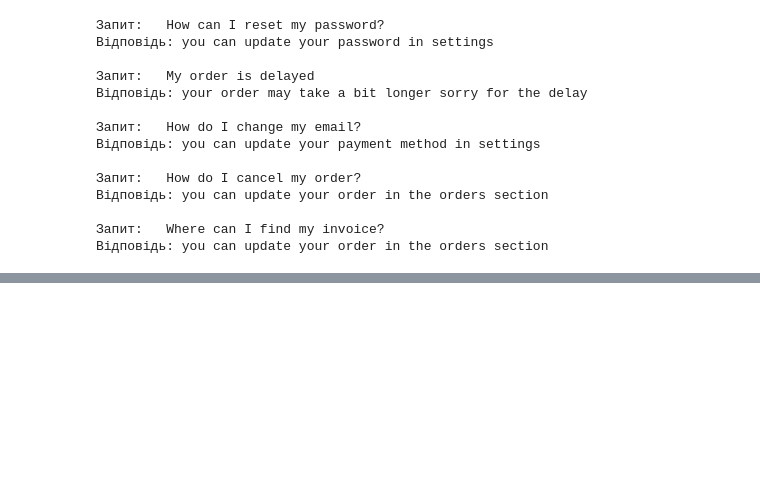
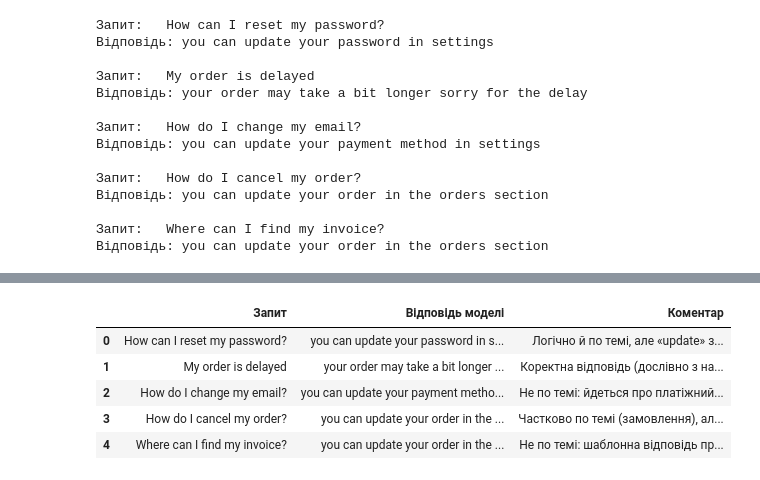
Before and after one commit to nikalyndaa/ML-and-AI, a Jupyter notebook: LSTM/Seq2Seq.ipynb, the cells around one changed output, grey strips where cells are left out. Drawn from its saved outputs; the diff is of its cells as text; code cells hidden in the pictures; blank space fills up the shorter version.

```diff
--- a/LSTM/Seq2Seq.ipynb
+++ b/LSTM/Seq2Seq.ipynb
@@ -216,3 +216,23 @@ eval_df
 | 2 | How do I change my email? | you can update your payment metho... | 8 | 0 |
 | 3 | How do I cancel my order? | you can update your order in the ... | 9 | 1 |
 | 4 | Where can I find my invoice? | you can update your order in the ... | 9 | 1 |
+# %%
+observations = pd.DataFrame({
+    "Запит": test_queries,
+    "Відповідь моделі": [a for _, a in results],
+    "Коментар": [
+        "Логічно й по темі, але «update» замість «reset»",
+        "Коректна відповідь (дослівно з навчального корпусу)",
+        "Не по темі: йдеться про платіжний метод, а не про email",
+        "Частково по темі (замовлення), але «update» замість «cancel»",
+        "Не по темі: шаблонна відповідь про замовлення замість рахунку-фактури",
+    ],
+})
+observations
+# %% [output]
+|  | Запит | Відповідь моделі | Коментар |
+| 0 | How can I reset my password? | you can update your password in s... | Логічно й по темі, але «update» з... |
+| 1 | My order is delayed | your order may take a bit longer ... | Коректна відповідь (дослівно з на... |
+| 2 | How do I change my email? | you can update your payment metho... | Не по темі: йдеться про платіжний... |
+| 3 | How do I cancel my order? | you can update your order in the ... | Частково по темі (замовлення), ал... |
+| 4 | Where can I find my invoice? | you can update your order in the ... | Не по темі: шаблонна відповідь пр... |
```
Also changed, not shown: 3 other files.
